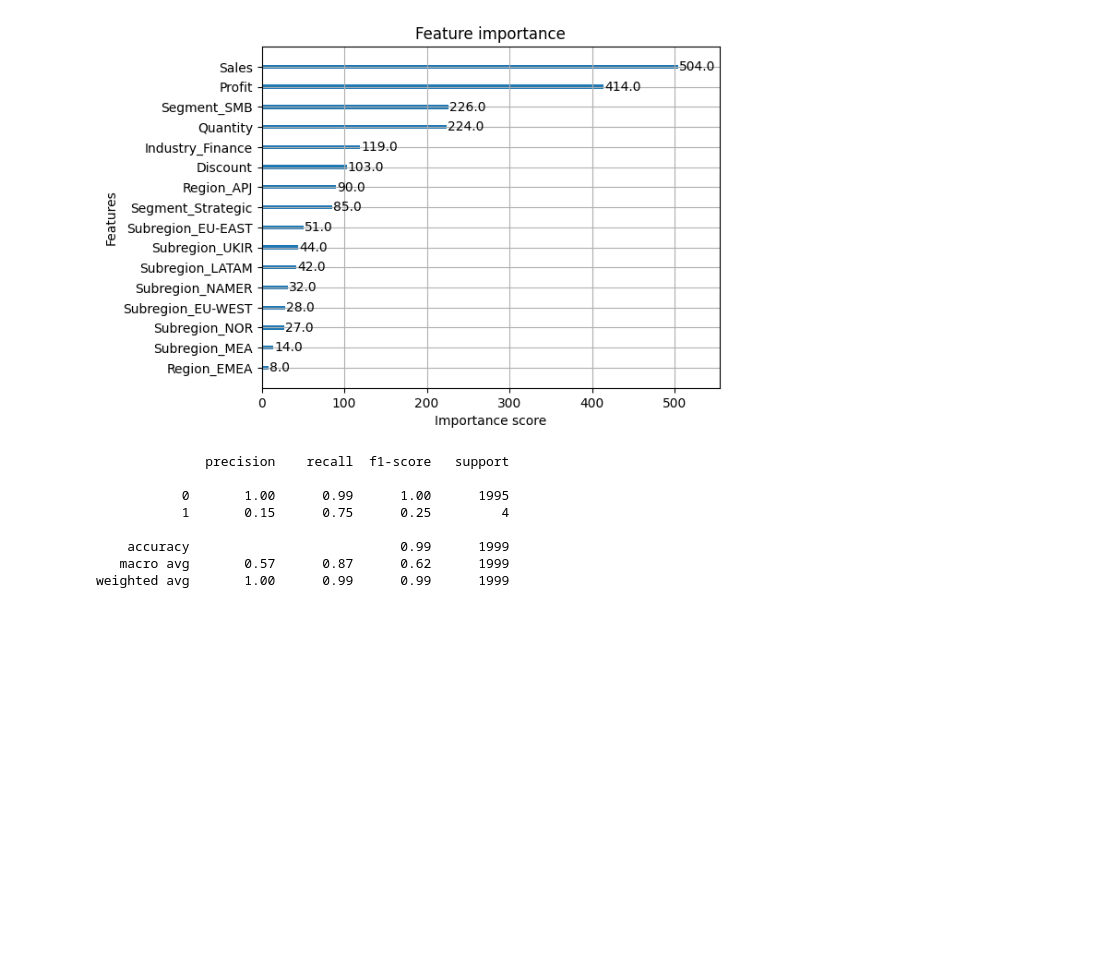
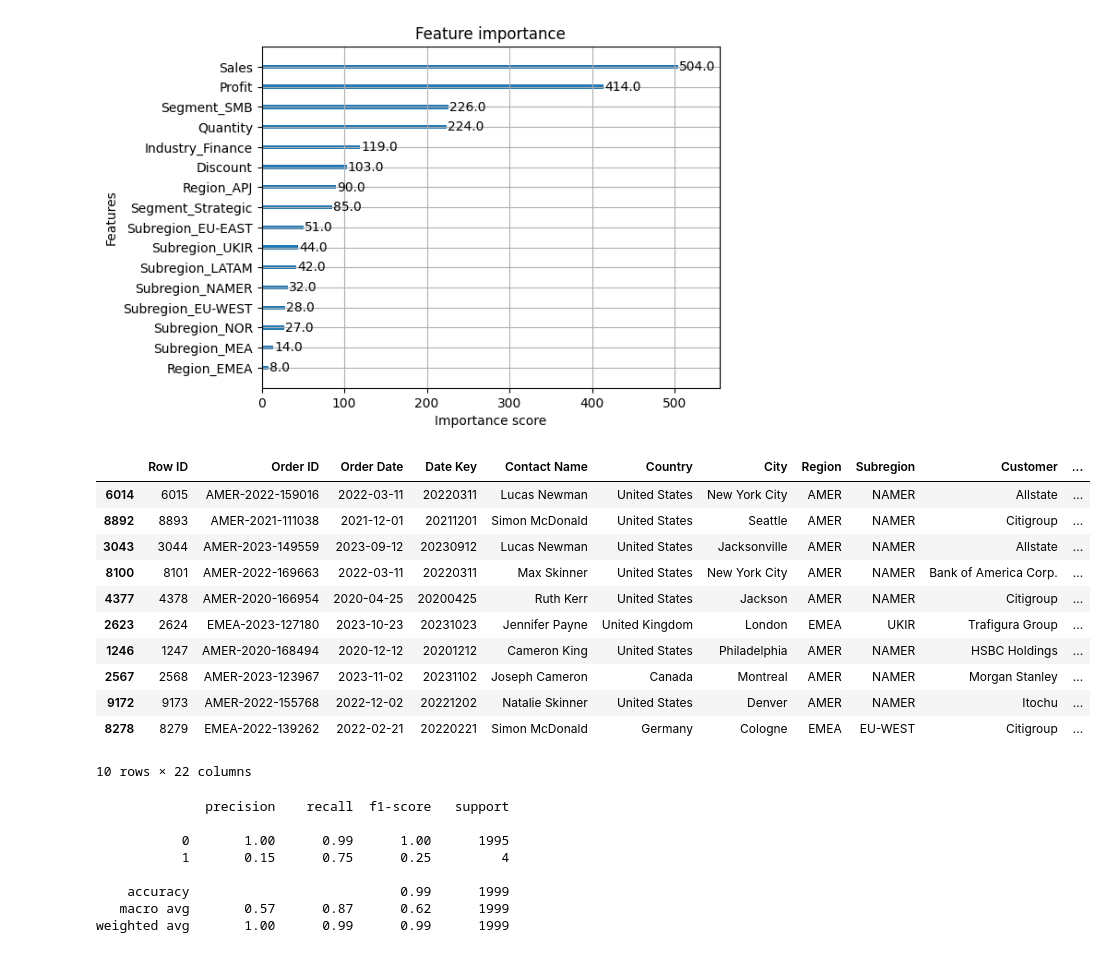
Before and after one commit to coder-priyanka01/SaaS-Customer-Retention-Project, a Jupyter notebook: SaaS_Customer_Retention_&_Revenue_Risk_Intelligence_System.ipynb, the cells around one changed output. Drawn from its saved outputs; the diff is of its cells as text; code cells hidden in the pictures; blank space fills up the shorter version.

```diff
--- a/SaaS_Customer_Retention_&_Revenue_Risk_Intelligence_System.ipynb
+++ b/SaaS_Customer_Retention_&_Revenue_Risk_Intelligence_System.ipynb
@@ -424,6 +424,24 @@ plot_importance(xgb_model)
 plt.show()
 # %% [output]
 [figure]
+# %%
+df['Churn_Probability'] = xgb_model.predict_proba(X)[:,1]
+df['Revenue_Risk'] = df['Sales'] * df['Churn_Probability']
+# %%
+df.sort_values(by='Revenue_Risk', ascending=False).head(10)
+# %% [output]
+|  | Row ID | Order ID | Order Date | Date Key | Contact Name | Country | City | Region | Subregion | Customer | ... |
+| 6014 | 6015 | AMER-2022-159016 | 2022-03-11 | 20220311 | Lucas Newman | United States | New York City | AMER | NAMER | Allstate | ... |
+| 8892 | 8893 | AMER-2021-111038 | 2021-12-01 | 20211201 | Simon McDonald | United States | Seattle | AMER | NAMER | Citigroup | ... |
+| 3043 | 3044 | AMER-2023-149559 | 2023-09-12 | 20230912 | Lucas Newman | United States | Jacksonville | AMER | NAMER | Allstate | ... |
+| 8100 | 8101 | AMER-2022-169663 | 2022-03-11 | 20220311 | Max Skinner | United States | New York City | AMER | NAMER | Bank of America Corp. | ... |
+| 4377 | 4378 | AMER-2020-166954 | 2020-04-25 | 20200425 | Ruth Kerr | United States | Jackson | AMER | NAMER | Citigroup | ... |
+| 2623 | 2624 | EMEA-2023-127180 | 2023-10-23 | 20231023 | Jennifer Payne | United Kingdom | London | EMEA | UKIR | Trafigura Group | ... |
+| 1246 | 1247 | AMER-2020-168494 | 2020-12-12 | 20201212 | Cameron King | United States | Philadelphia | AMER | NAMER | HSBC Holdings | ... |
+| 2567 | 2568 | AMER-2023-123967 | 2023-11-02 | 20231102 | Joseph Cameron | Canada | Montreal | AMER | NAMER | Morgan Stanley | ... |
+| 9172 | 9173 | AMER-2022-155768 | 2022-12-02 | 20221202 | Natalie Skinner | United States | Denver | AMER | NAMER | Itochu | ... |
+| 8278 | 8279 | EMEA-2022-139262 | 2022-02-21 | 20220221 | Simon McDonald | Germany | Cologne | EMEA | EU-WEST | Citigroup | ... |
+10 rows × 22 columns
 # %%
 y_prob_xgb = xgb_model.predict_proba(X_test)[:,1]
 # %%
```
Also changed, not shown: parts of 3 cells of this notebook.
